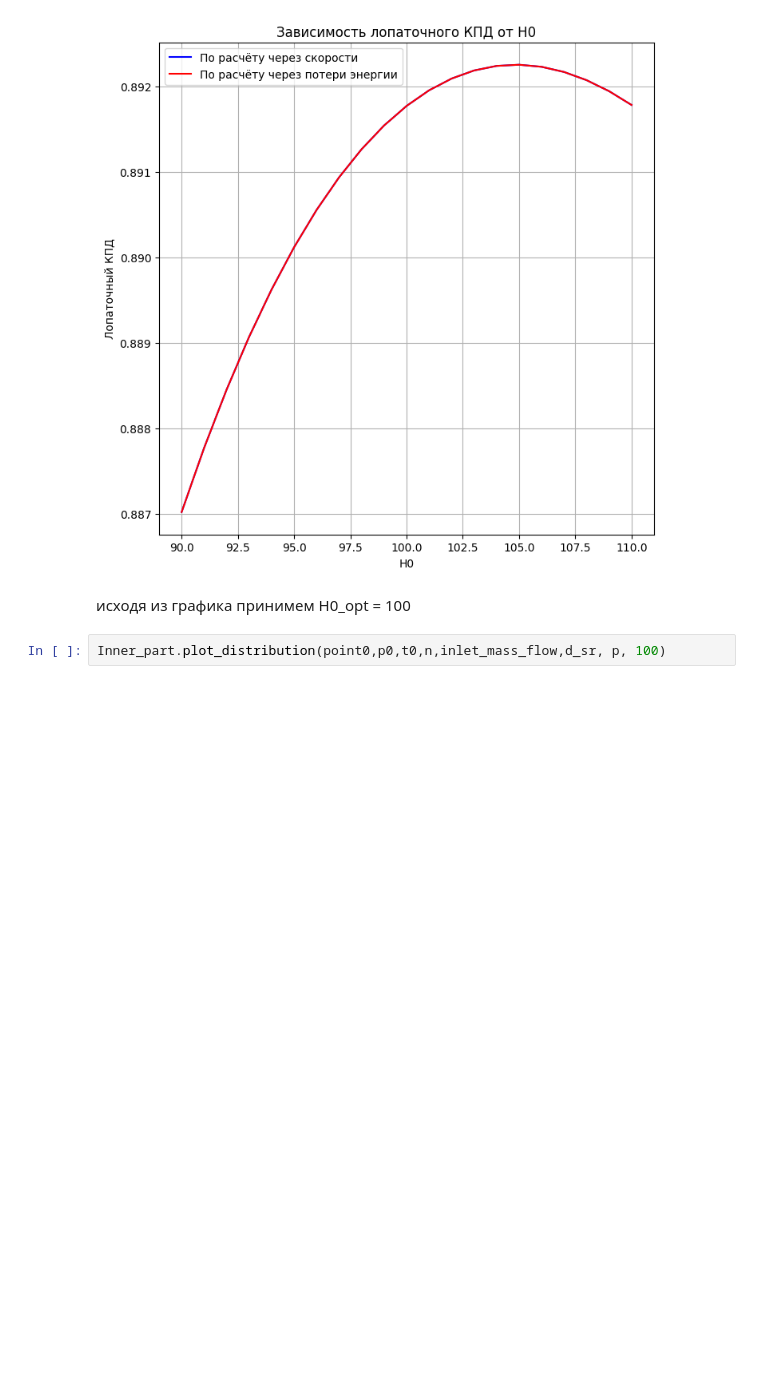
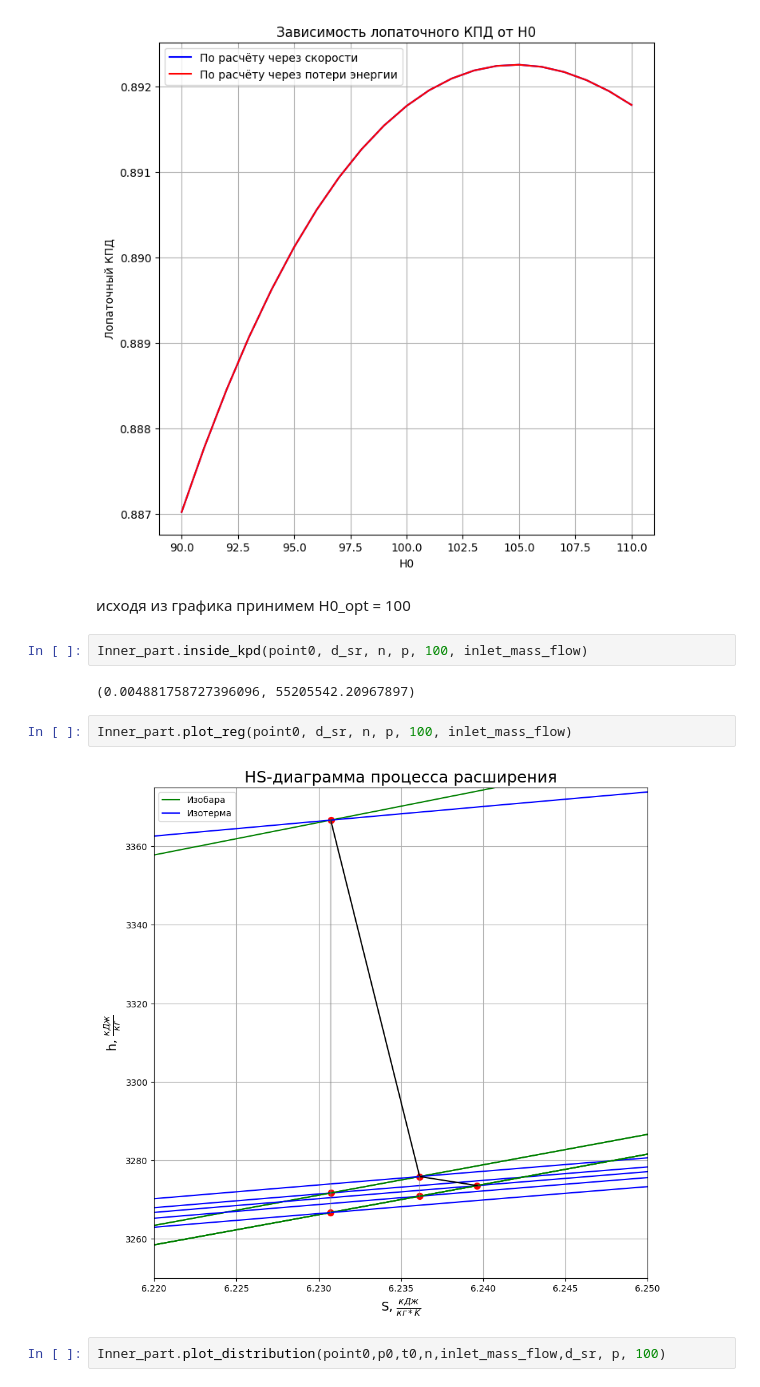
Before and after one commit to BonadykovNM/PythonTurbine, a Jupyter notebook: Курсач/Сoursework.ipynb, the cells around one changed output. Cells and saved outputs as stored; diff of their text form; blank space fills up the shorter version.

```diff
--- a/Курсач/Сoursework.ipynb
+++ b/Курсач/Сoursework.ipynb
@@ -190,6 +190,14 @@ Inner_part.efficiency_graph(point0, d_sr, n, p, H0, inlet_mass_flow)
 [figure]
 # %% [markdown]
 исходя из графика принимем H0_opt = 100
+# %%
+Inner_part.inside_kpd(point0, d_sr, n, p, 100, inlet_mass_flow)
+# %% [output]
+(0.004881758727396096, 55205542.20967897)
+# %%
+Inner_part.plot_reg(point0, d_sr, n, p, 100, inlet_mass_flow)
+# %% [output]
+[figure, added]
 # %%
 Inner_part.plot_distribution(point0,p0,t0,n,inlet_mass_flow,d_sr, p, 100)
 # %% [output]
```
Also changed, not shown: 1 other file.
